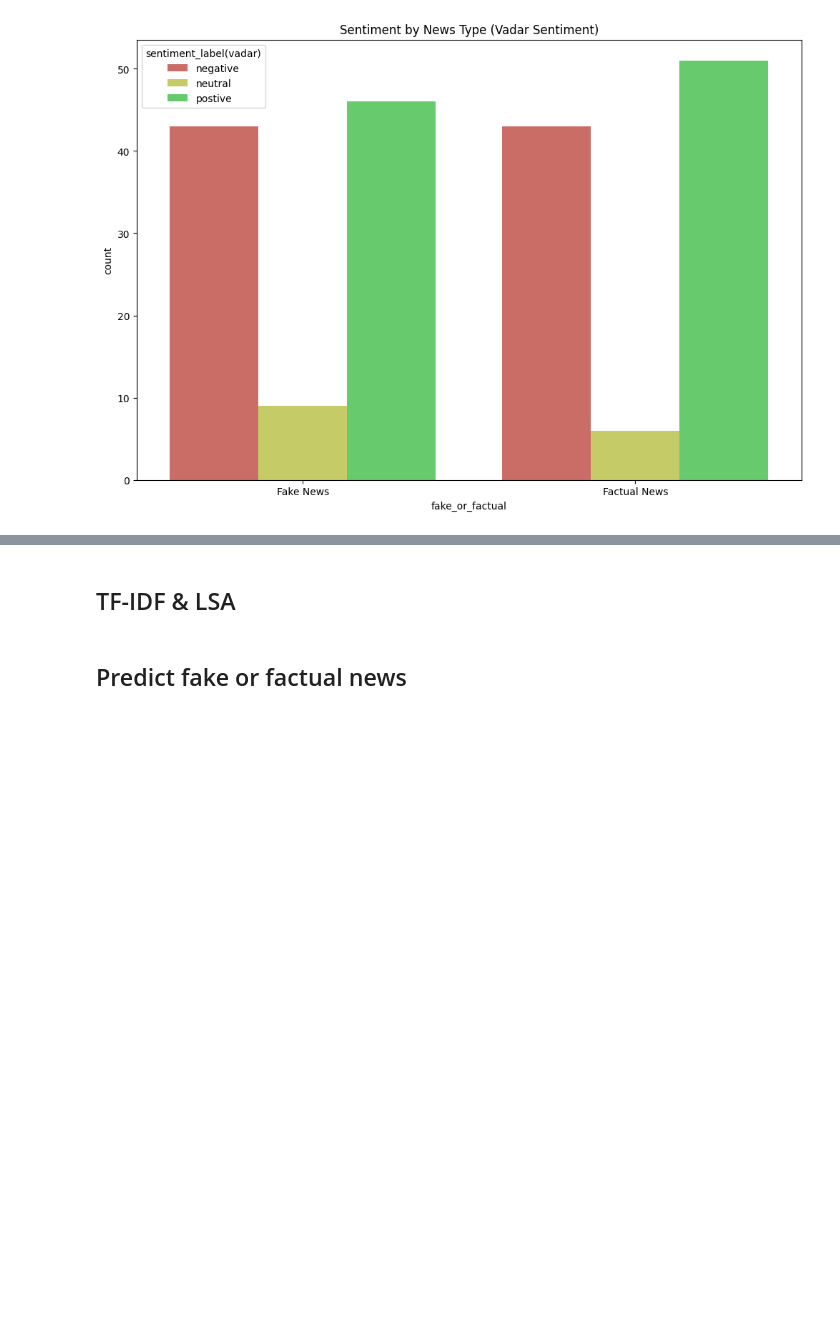
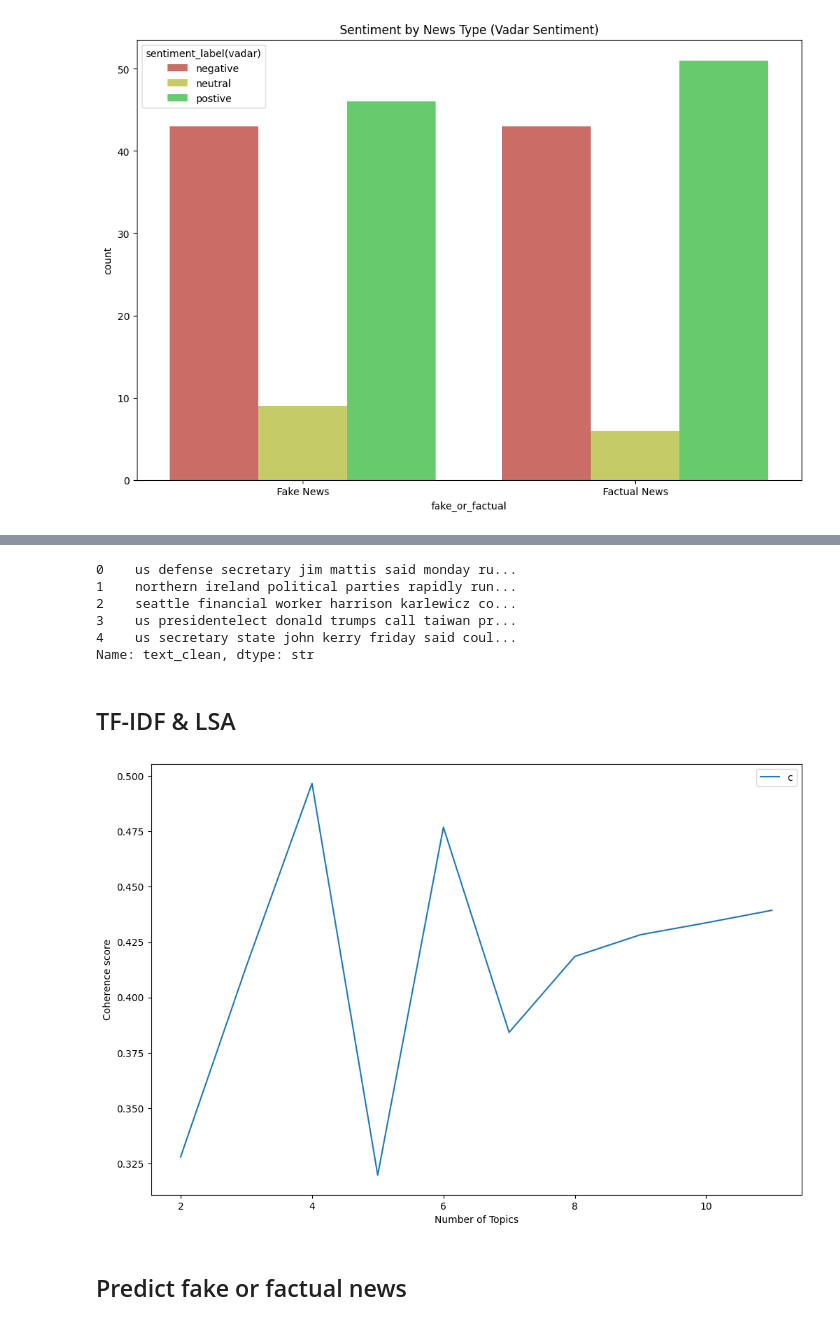
Before and after one commit to richmond003/Categorizing-Fake-News, a Jupyter notebook: model.ipynb, the cells around one changed output, grey strips where cells are left out. Saved outputs shown, nothing was run; the diff lists cells and outputs as text; code cells hidden in the pictures; blank space fills up the shorter version.

```diff
--- a/model.ipynb
+++ b/model.ipynb
@@ -618,4 +675,39 @@ sns.countplot(
+# %%
+fact_news_text.head()
+# %% [output]
+0    us defense secretary jim mattis said monday ru...
+1    northern ireland political parties rapidly run...
+2    seattle financial worker harrison karlewicz co...
+3    us presidentelect donald trumps call taiwan pr...
+4    us secretary state john kerry friday said coul...
+Name: text_clean, dtype: str
 # %% [markdown]
 ## TF-IDF & LSA
+# %%
+def tfidf_corpus(doc_term_matrix):
+    tfidf = TfidfModel(corpus=doc_term_matrix, normalize=True)
+    corpus_tfidf = tfidf[doc_term_matrix]
+    return corpus_tfidf
+# %%
+def get_coherence_score(corpus, dictionary, text, min_topic, max_topic):
+    coherence_values = []
+    model_lst = []
+    for num_topic_i in range(min_topic, max_topic + 1):
+        model = LsiModel(corpus, num_topics=num_topic_i, id2word=dictionary)
+        model_lst.append(model)
+        coherence_model = CoherenceModel(model=model, texts=text, dictionary=dictionary, coherence="c_v")
+        coherence_values.append(coherence_model.get_coherence())
+
+    plt.plot(range(min_topic, max_topic + 1), coherence_values)
+    plt.xlabel("Number of Topics")
+    plt.ylabel("Coherence score")
+    plt.legend(("coherence_values"), loc='best')
+    plt.show()
+# %%
+corpus_tfidf_fake = tfidf_corpus(fake_doc_term)
+# %%
+get_coherence_score(corpus_tfidf_fake, dicitionary_fake, fake_news_text, min_topic=2, max_topic=11)
+# %% [output]
+[figure, added]
 # %% [markdown]
 ## Predict fake or factual news
```
Also changed, not shown: parts of 23 cells of this notebook.
